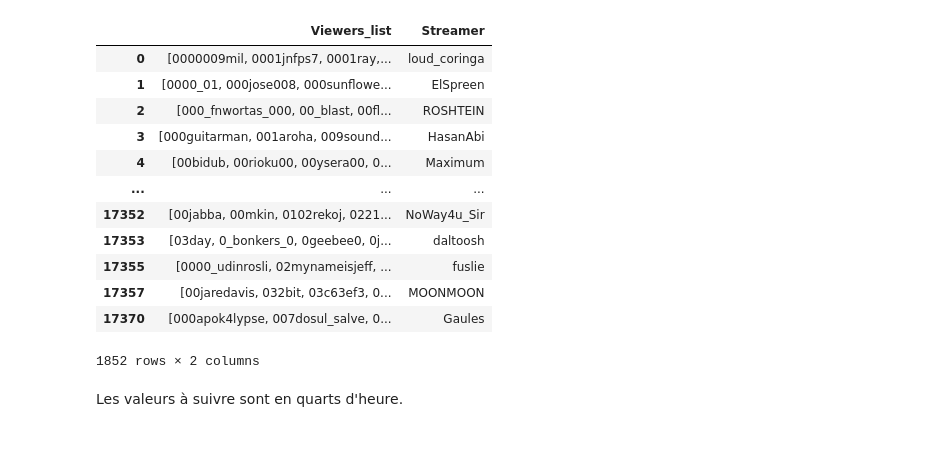
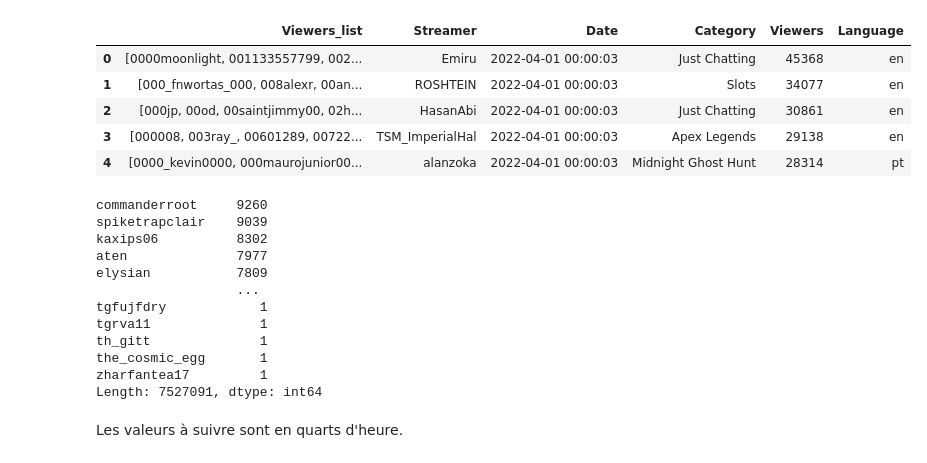
Before and after one commit to valent33/8INF919-Twitch_recommandation_algorithm, a Jupyter notebook: gephiWorld.ipynb, the cells around one changed output. Drawn from its saved outputs; the diff is of its cells as text; code cells hidden in the pictures.

```diff
--- a/gephiWorld.ipynb
+++ b/gephiWorld.ipynb
@@ -3,8 +3,8 @@ import glob
 import pandas as pd
 # import numpy as np
 # %%
-relations = pd.read_csv("mars13-20/relationsWorld2022-03-20.csv", header=None)
-relations = relations.rename(columns={0:"Viewers_list", 1:"Streamer", 2:"WatchTime"})
+relations = pd.read_csv("data\World2022-04-01.csv", header=None)
+relations = relations.rename(columns={0:"Viewers_list", 1:"Streamer", 2:"Date", 3:"Category", 4:"Viewers", 5:"Language"})
 # %%
 relations
 # %% [output]
@@ -31,22 +31,15 @@ relations
 # 2m20s rend la liste "list()"
 relations['Viewers_list'] = relations['Viewers_list'].apply(eval)
 # %%
-relations = relations[relations['Viewers_list'].apply(lambda x: len(x) >= 10000)]
+# relations = relations[relations['Viewers_list'].apply(lambda x: len(x) >= 10000)]
 # %%
-relations
+relations.head()
 # %% [output]
-|  | Viewers_list | Streamer |
-| 0 | [0000009mil, 0001jnfps7, 0001ray,... | loud_coringa |
-| 1 | [0000_01, 000jose008, 000sunflowe... | ElSpreen |
-| 2 | [000_fnwortas_000, 00_blast, 00fl... | ROSHTEIN |
-| 3 | [000guitarman, 001aroha, 009sound... | HasanAbi |
-| 4 | [00bidub, 00rioku00, 00ysera00, 0... | Maximum |
-| ... | ... | ... |
-| 17352 | [00jabba, 00mkin, 0102rekoj, 0221... | NoWay4u_Sir |
-| 17353 | [03day, 0_bonkers_0, 0geebee0, 0j... | daltoosh |
-| 17355 | [0000_udinrosli, 02mynameisjeff, ... | fuslie |
-| 17357 | [00jaredavis, 032bit, 03c63ef3, 0... | MOONMOON |
-| 17370 | [000apok4lypse, 007dosul_salve, 0... | Gaules |
+|  | Viewers_list | Streamer | Date | Category | Viewers | Language |
+| 0 | [0000moonlight, 001133557799, 002... | Emiru | 2022-04-01 00:00:03 | Just Chatting | 45368 | en |
+| 1 | [000_fnwortas_000, 008alexr, 00an... | ROSHTEIN | 2022-04-01 00:00:03 | Slots | 34077 | en |
+| 2 | [000jp, 00od, 00saintjimmy00, 02h... | HasanAbi | 2022-04-01 00:00:03 | Just Chatting | 30861 | en |
+| 3 | [000008, 003ray_, 00601289, 00722... | TSM_ImperialHal | 2022-04-01 00:00:03 | Apex Legends | 29138 | en |
+| 4 | [0000_kevin0000, 000maurojunior00... | alanzoka | 2022-04-01 00:00:03 | Midnight Ghost Hunt | 28314 | pt |
-1852 rows × 2 columns
 # %%
 def to_1D(series):
@@ -58,6 +51,21 @@ viewers_1D_count = viewers_1D.value_counts()
 # %%
 # WARNING DO NOT EXECUTE TWICE
 # viewers_1D.to_csv("mars13-20/viewers1D.csv", mode='a')
+# %%
+viewers_1D_count
+# %% [output]
+commanderroot     9260
+spiketrapclair    9039
+kaxips06          8302
+aten              7977
+elysian           7809
+                  ...
+tgfujfdry            1
+tgrva11              1
+th_gitt              1
+the_cosmic_egg       1
+zharfantea17         1
+Length: 7527091, dtype: int64
 # %% [markdown]
 Les valeurs à suivre sont en quarts d'heure.
 # %%
```
Also changed, not shown: parts of 3 cells of this notebook, 1 other file.
